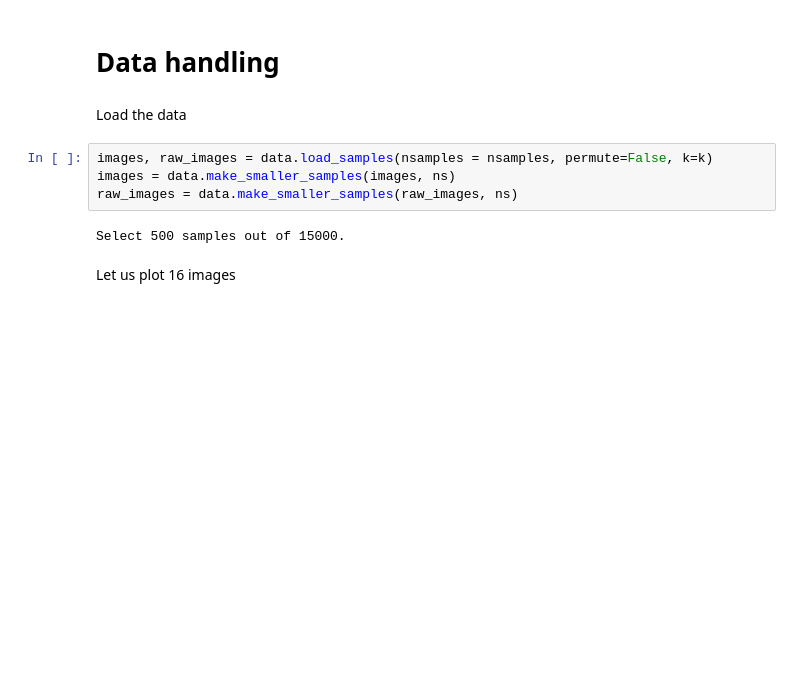
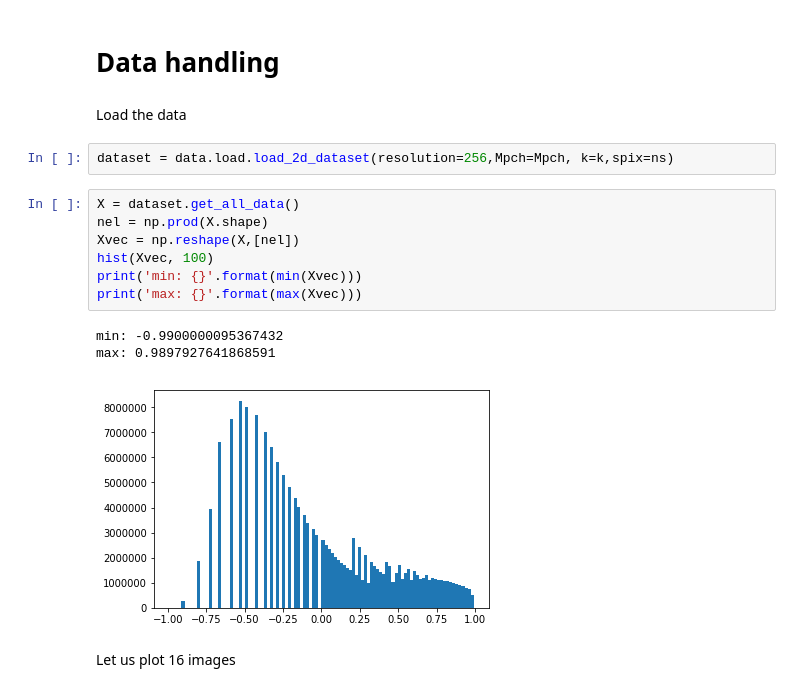
Before and after one commit to nperraud/darkmattergan, a Jupyter notebook: WGAN demo.ipynb, the cells around one changed output. Saved outputs shown, nothing was run; the diff lists cells and outputs as text; blank space fills up the shorter version.

```diff
--- a/WGAN demo.ipynb
+++ b/WGAN demo.ipynb
@@ -27,12 +30,19 @@ try_resume = True
 # Data handling
 # %% [markdown]
 Load the data
-# %%
-images, raw_images = data.load_samples(nsamples = nsamples, permute=False, k=k)
-images = data.make_smaller_samples(images, ns)
-raw_images = data.make_smaller_samples(raw_images, ns)
-# %% [output]
-Select 500 samples out of 15000.
+# %%
+dataset = data.load.load_2d_dataset(resolution=256,Mpch=Mpch, k=k,spix=ns)
+# %%
+X = dataset.get_all_data()
+nel = np.prod(X.shape)
+Xvec = np.reshape(X,[nel])
+hist(Xvec, 100)
+print('min: {}'.format(min(Xvec)))
+print('max: {}'.format(max(Xvec)))
+# %% [output]
+min: -0.9900000095367432
+max: 0.9897927641868591
+[figure, added]
 # %% [markdown]
 Let us plot 16 images
 # %%
```
Also changed, not shown: parts of 14 cells of this notebook, 5 other files.
